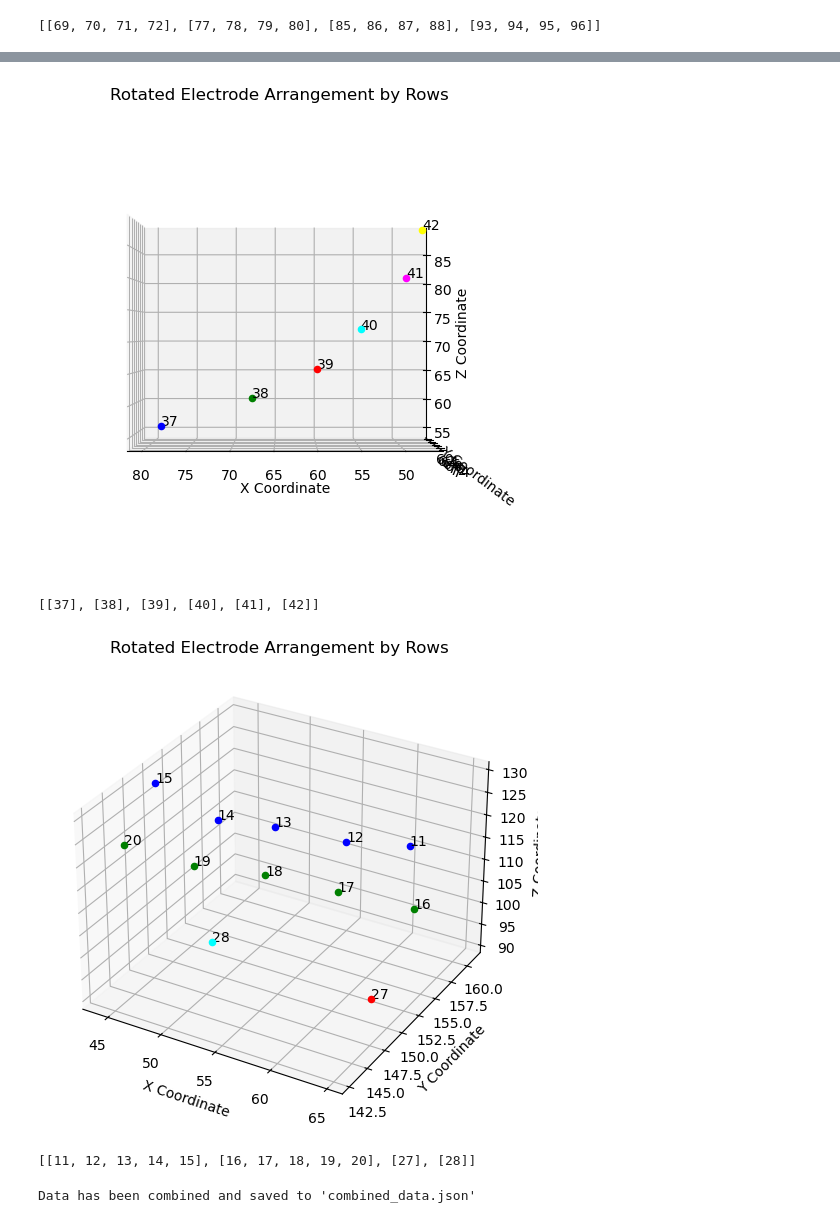
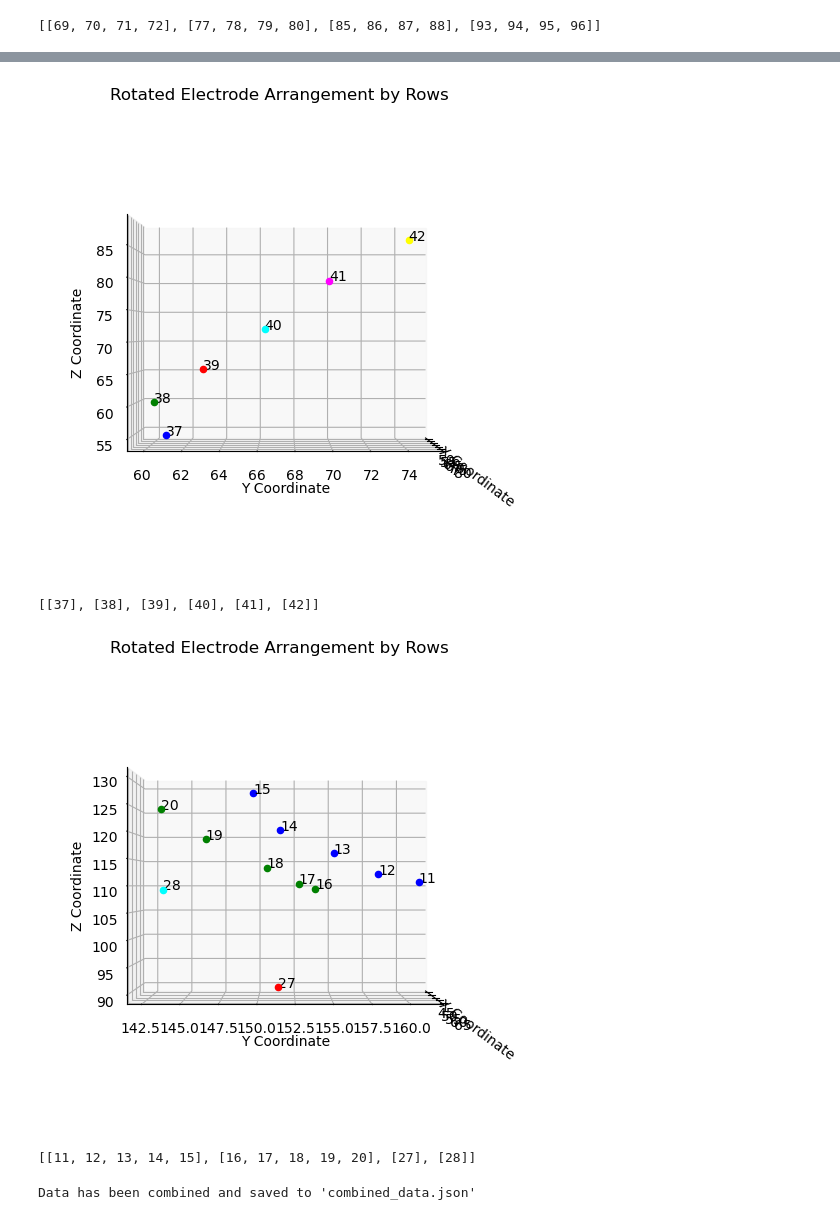
Before and after one commit to ScheWann/CS529_VDS_Epilepsy, a Jupyter notebook: backend/eeg.ipynb, the cells around one changed output, grey strips where cells are left out. Drawn from its saved outputs; the diff is of its cells as text; code cells hidden in the pictures.

```diff
--- a/backend/eeg.ipynb
+++ b/backend/eeg.ipynb
@@ -1056,7 +1056,7 @@ for row_index, row in enumerate(rows_electrode_numbers):
         # Annotate the plot with the electrode number
         ax.text(*position, f'{electrode_number}')
 
-ax.view_init(elev=0, azim=90)
+ax.view_init(elev=0, azim=0)
 ax.set_xlabel('X Coordinate')
 ax.set_ylabel('Y Coordinate')
 ax.set_zlabel('Z Coordinate')
@@ -1064,8 +1064,8 @@ plt.title('Rotated Electrode Arrangement by Rows')
 plt.show()
 
 # Export the result as a JSON file
-with open('ep187_patch8.json', 'w') as f:
-    json.dump(result_list, f)
+# with open('ep187_patch8.json', 'w') as f:
+#     json.dump(result_list, f)
 
 # Print the result
 print(result_list)
@@ -1131,7 +1131,7 @@ for row_index, row in enumerate(rows_electrode_numbers):
         # Annotate the plot with the electrode number
         ax.text(*position, f'{electrode_number}')
 
-ax.view_init(elev=0, azim=90)
+ax.view_init(elev=0, azim=0)
 ax.set_xlabel('X Coordinate')
 ax.set_ylabel('Y Coordinate')
 ax.set_zlabel('Z Coordinate')
@@ -1139,13 +1139,13 @@ plt.title('Rotated Electrode Arrangement by Rows')
 plt.show()
 
 # Export the result as a JSON file
-with open('ep187_patch9.json', 'w') as f:
-    json.dump(result_list, f)
+# with open('ep187_patch9.json', 'w') as f:
+#     json.dump(result_list, f)
 
 # Print the result
 print(result_list)
 # %% [output]
-[figure, old version]
+[figure, new version]
 [[37], [38], [39], [40], [41], [42]]
 # %%
 # ep187 sample1 lable10
@@ -1190,37 +1190,37 @@ rows_electrode_numbers.append(current_row_electrode_numbers)
 # Export the result as a list of lists
 result_list = [row for row in rows_electrode_numbers]
 
 # Visualizing the result
 fig = plt.figure(figsize=(8, 6))
 ax = fig.add_subplot(111, projection='3d')
 color_cycle = cycle(['blue', 'green', 'red', 'cyan', 'magenta', 'yellow'])
 
 # Plot each point in rows
 for row_index, row in enumerate(rows_electrode_numbers):
     current_color = next(color_cycle)
     for col_index, electrode_number in enumerate(row):
         # Find the position of this electrode number
         position = electrode_position_map[electrode_number]
         # Plot the electrode
         ax.scatter(*position, color=current_color)
         # Annotate the plot with the electrode number
         ax.text(*position, f'{electrode_number}')
 
-# ax.view_init(elev=90, azim=90)
+ax.view_init(elev=0, azim=0)
 ax.set_xlabel('X Coordinate')
 ax.set_ylabel('Y Coordinate')
 ax.set_zlabel('Z Coordinate')
 plt.title('Rotated Electrode Arrangement by Rows')
 plt.show()
 
 # Export the result as a JSON file
-with open('ep187_patch10.json', 'w') as f:
-    json.dump(result_list, f)
+# with open('ep187_patch10.json', 'w') as f:
+#     json.dump(result_list, f)
 
 # Print the result
 print(result_list)
 # %% [output]
-[figure, old version]
+[figure, new version]
 [[11, 12, 13, 14, 15], [16, 17, 18, 19, 20], [27], [28]]
 # %%
 # combine ep187 sample 1 data
```
Also changed, not shown: parts of 2 cells of this notebook, 9 other files.
